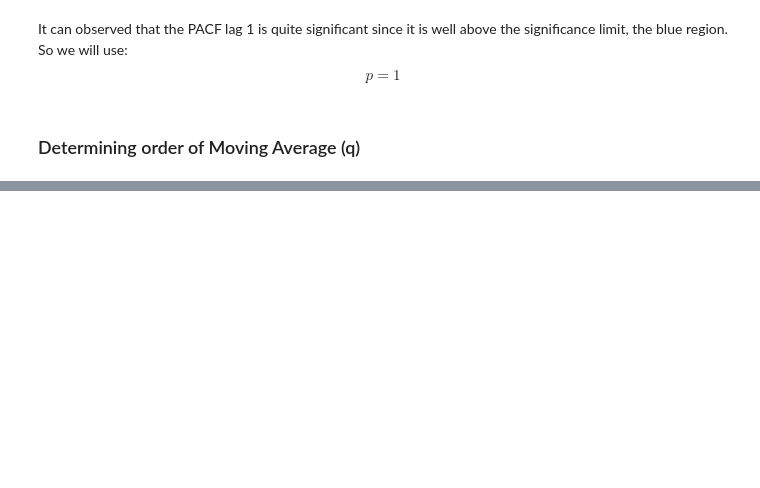
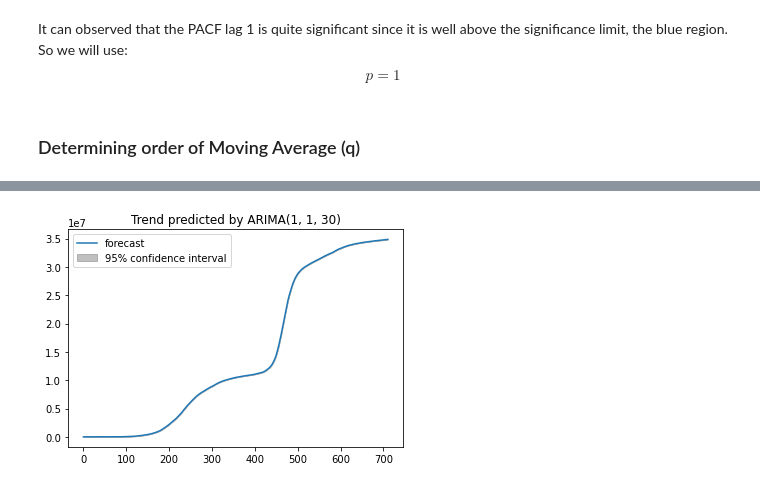
Before and after one commit to bharathvariar/Time-Forecasting-with-ARIMA-and-Neural-Networks, a Jupyter notebook: Final.ipynb, the cells around one changed output, grey strips where cells are left out. Saved outputs shown, nothing was run; the diff lists cells and outputs as text; code cells hidden in the pictures; blank space fills up the shorter version.

```diff
--- a/Final.ipynb
+++ b/Final.ipynb
@@ -254,0 +275,7 @@ actual = pd.DataFrame((confirmed_df[country].to_numpy()), columns={"cases"})
+# %%
+plot_predict(results, figsize=(10, 5))
+plt.title("Trend predicted by ARIMA(1, 1, 30)")
+plt.savefig("Graphs/predicted_confirmed_india.jpg")
+plt.show()
+# %% [output]
+[figure, added]
```
Also changed, not shown: parts of 23 cells of this notebook, 9 other files.
